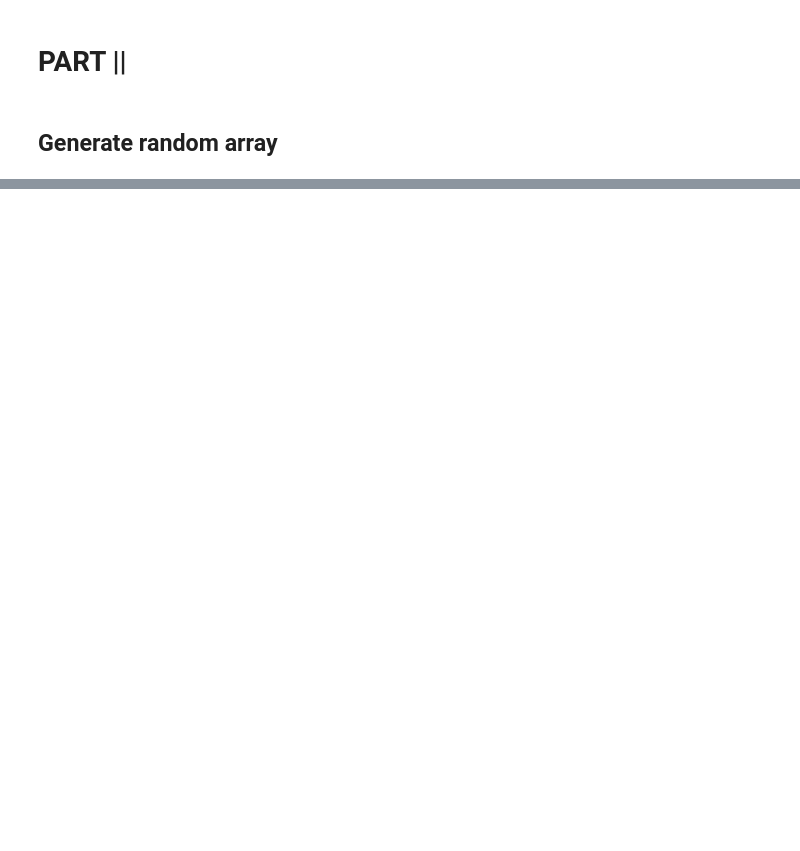
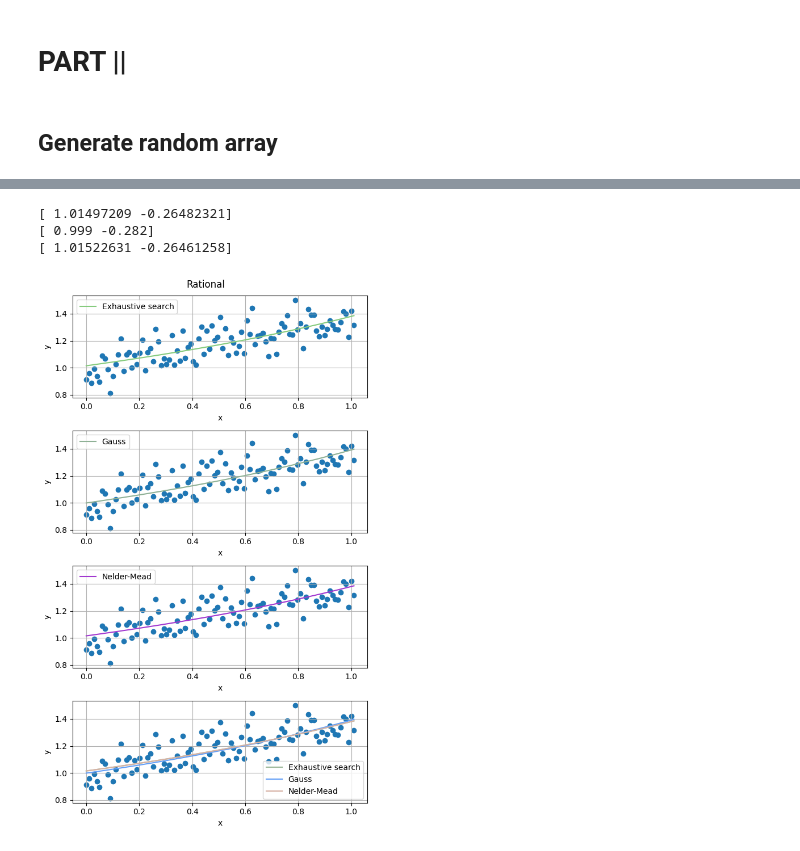
Before and after one commit to RuslanKozlyak/Labs_ITMO, a Jupyter notebook: AandD/Lr2.ipynb, the cells around one changed output, grey strips where cells are left out. Cells and saved outputs as stored; diff of their text form; code cells hidden in the pictures; blank space fills up the shorter version.

```diff
--- a/AandD/Lr2.ipynb
+++ b/AandD/Lr2.ipynb
@@ -231,0 +349,8 @@ def rational approximant():
+# %%
+brute_force_rational = opt.brute(loss_rational, ([0,1],[0,1]), args=(x,y),  Ns = 1000, full_output=True)
+# %%
+brute_force_coafs_rational = brute_force_rational[0]
+grid_size_x, grid_size_y = len(brute_force_rational[2][0]), len(brute_force_rational[2][0])
+brute_froce_iter_count_rational =  grid_size_x * grid_size_y
+brute_force_f_calc_count_rational = brute_froce_iter_count_rational
+brute_force_precision_rational = f_loss_rational(x, y, brute_force_coafs_rational[0], brute_force_coafs_rational[1])
@@ -231,0 +479,3 @@ def rational approximant():
+# %%
+initial_guess = [0, 0]
+nelder_mead_rational = opt.minimize(loss_rational, initial_guess, args=(x,y), method='Nelder-Mead', tol = 0.001)
@@ -231,0 +510,13 @@ def rational approximant():
+# %%
+methods_and_coafs = {
+    'Exhaustive search': brute_force_coafs_rational,
+    'Gauss': coord_descent_coefs_rational,
+    'Nelder-Mead': nelder_mead_rational['x'],
+}
+
+plot_aprox_result(x, y, methods_and_coafs,rational, 'Rational')
+# %% [output]
+[ 1.01497209 -0.26482321]
+[ 0.999 -0.282]
+[ 1.01522631 -0.26461258]
+[figure, added]
```
Also changed, not shown: parts of 38 cells of this notebook.
